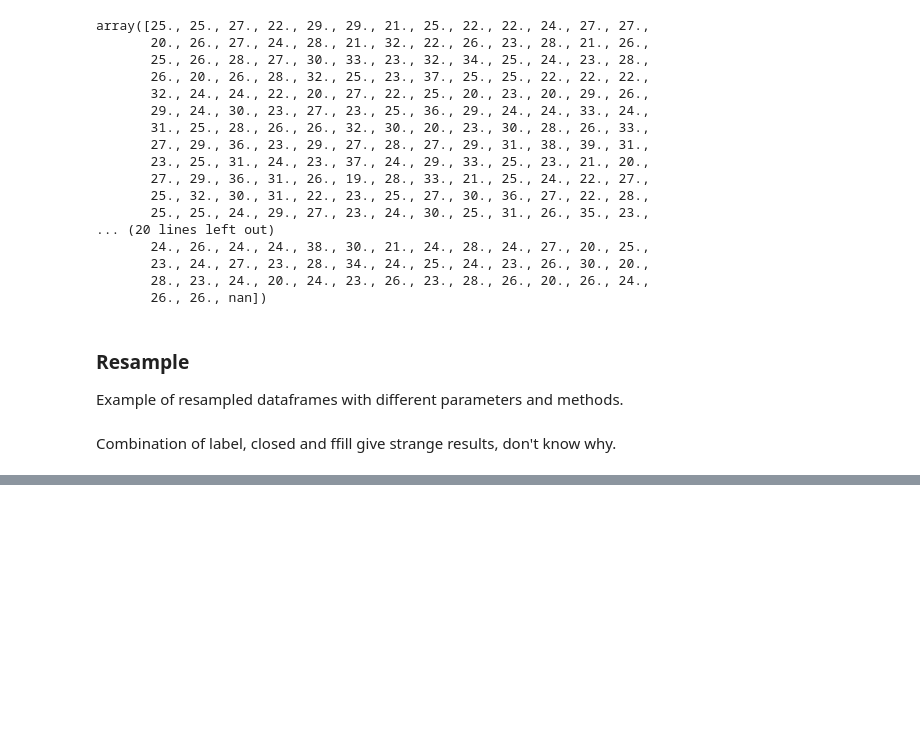
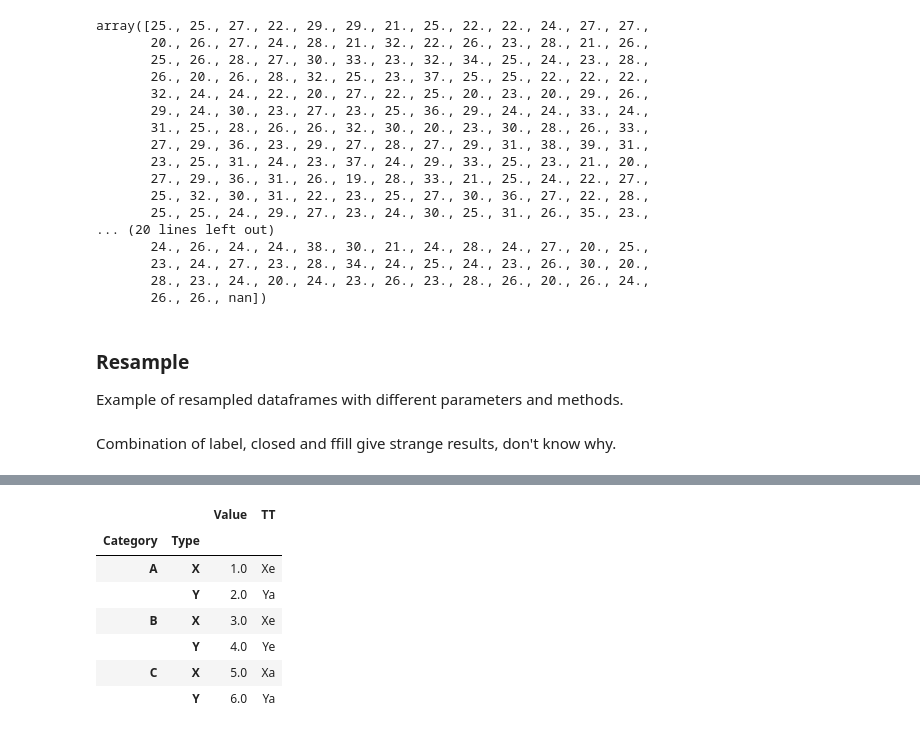
Before and after one commit to std92050/AMM, a Jupyter notebook: Examples and tools/Panda test.ipynb, the cells around one changed output, grey strips where cells are left out. Drawn from its saved outputs; the diff is of its cells as text; code cells hidden in the pictures; blank space fills up the shorter version.

```diff
--- a/Examples and tools/Panda test.ipynb
+++ b/Examples and tools/Panda test.ipynb
@@ -434,0 +499,11 @@ print(res9.head(10))
+# %%
+ df.groupby(['Category', 'Type']).first()
+# %% [output]
+|  |  | Value | TT |
+| Category | Type |  |  |
+| A | X | 1.0 | Xe |
+|  | Y | 2.0 | Ya |
+| B | X | 3.0 | Xe |
+|  | Y | 4.0 | Ye |
+| C | X | 5.0 | Xa |
+|  | Y | 6.0 | Ya |
```
Also changed, not shown: parts of 10 cells of this notebook, 4 other files.
